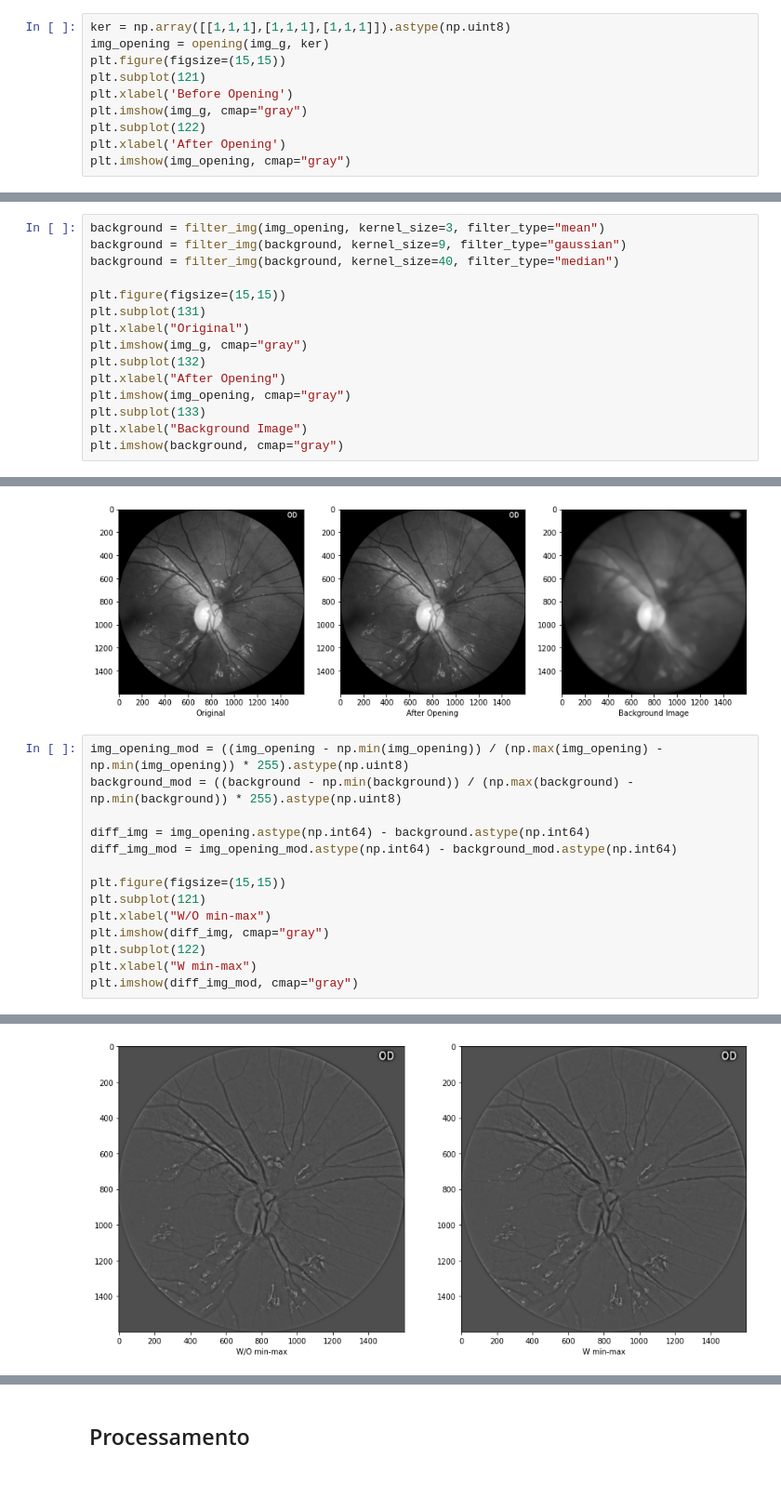
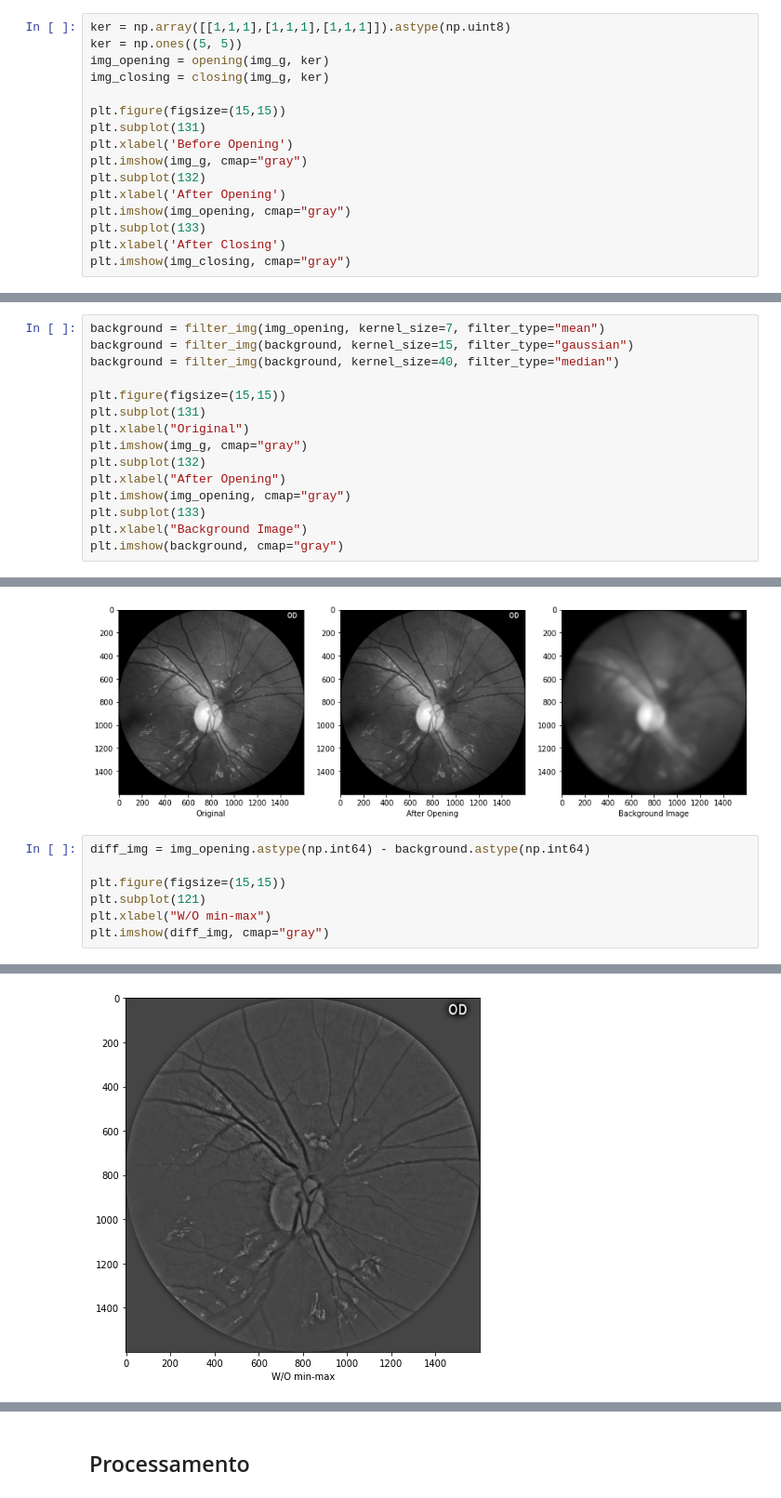
Before and after one commit to danbarretto/Vasc-bifurcation, a Jupyter notebook: vasc-bifurcation.ipynb, the cells around one changed output, grey strips where cells are left out. Shown at 93% size. Drawn from its saved outputs; the diff is of its cells as text.

```diff
--- a/vasc-bifurcation.ipynb
+++ b/vasc-bifurcation.ipynb
@@ -41,13 +42,19 @@ def filter_img(img, kernel_size=3, filter_type="mean"):
         return None
 # %%
 ker = np.array([[1,1,1],[1,1,1],[1,1,1]]).astype(np.uint8)
+ker = np.ones((5, 5))
 img_opening = opening(img_g, ker)
+img_closing = closing(img_g, ker)
+
 plt.figure(figsize=(15,15))
-plt.subplot(121)
+plt.subplot(131)
 plt.xlabel('Before Opening')
 plt.imshow(img_g, cmap="gray")
-plt.subplot(122)
+plt.subplot(132)
 plt.xlabel('After Opening')
 plt.imshow(img_opening, cmap="gray")
+plt.subplot(133)
+plt.xlabel('After Closing')
+plt.imshow(img_closing, cmap="gray")
 # %% [output]
 <matplotlib.image.AxesImage at 0x...>
@@ -55,6 +62,6 @@ plt.imshow(img_opening, cmap="gray")
 # %%
-background = filter_img(img_opening, kernel_size=3, filter_type="mean")
-background = filter_img(background, kernel_size=9, filter_type="gaussian")
+background = filter_img(img_opening, kernel_size=7, filter_type="mean")
+background = filter_img(background, kernel_size=15, filter_type="gaussian")
 background = filter_img(background, kernel_size=40, filter_type="median")
 
 plt.figure(figsize=(15,15))
@@ -71,22 +78,15 @@ plt.imshow(background, cmap="gray")
 <matplotlib.image.AxesImage at 0x...>
 [figure]
 # %%
-img_opening_mod = ((img_opening - np.min(img_opening)) / (np.max(img_opening) - np.min(img_opening)) * 255).astype(np.uint8)
-background_mod = ((background - np.min(background)) / (np.max(background) - np.min(background)) * 255).astype(np.uint8)
-
 diff_img = img_opening.astype(np.int64) - background.astype(np.int64)
-diff_img_mod = img_opening_mod.astype(np.int64) - background_mod.astype(np.int64)
 
 plt.figure(figsize=(15,15))
 plt.subplot(121)
 plt.xlabel("W/O min-max")
 plt.imshow(diff_img, cmap="gray")
-plt.subplot(122)
-plt.xlabel("W min-max")
-plt.imshow(diff_img_mod, cmap="gray")
 # %% [output]
 <matplotlib.image.AxesImage at 0x...>
-[figure, old version]
+[figure, new version]
 # %%
 diff_img = ((diff_img - np.min(diff_img)) / (np.max(diff_img) - np.min(diff_img))*255).astype(np.uint8)
 print(np.min(diff_img))
```
Also changed, not shown: parts of 6 cells of this notebook.
